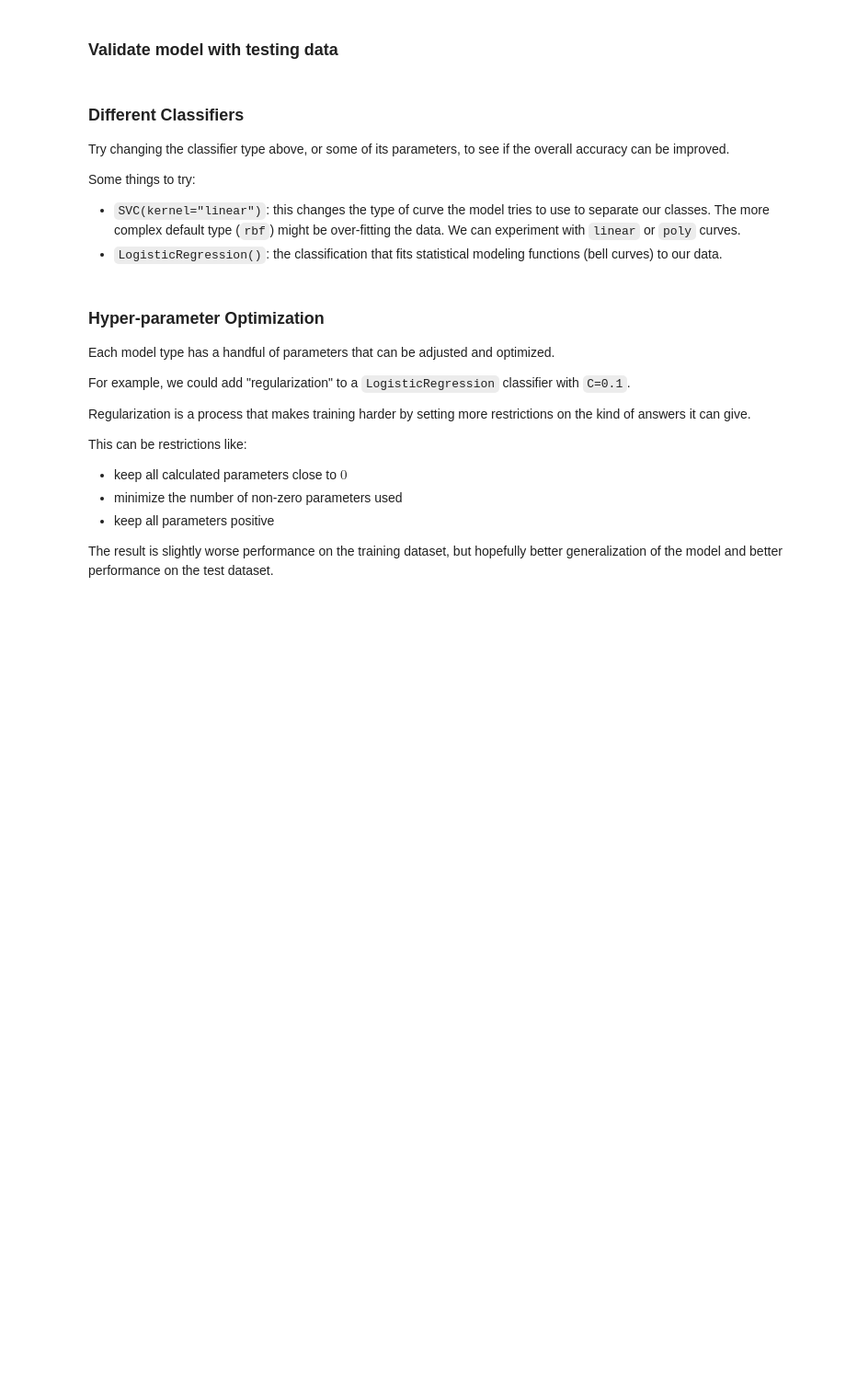
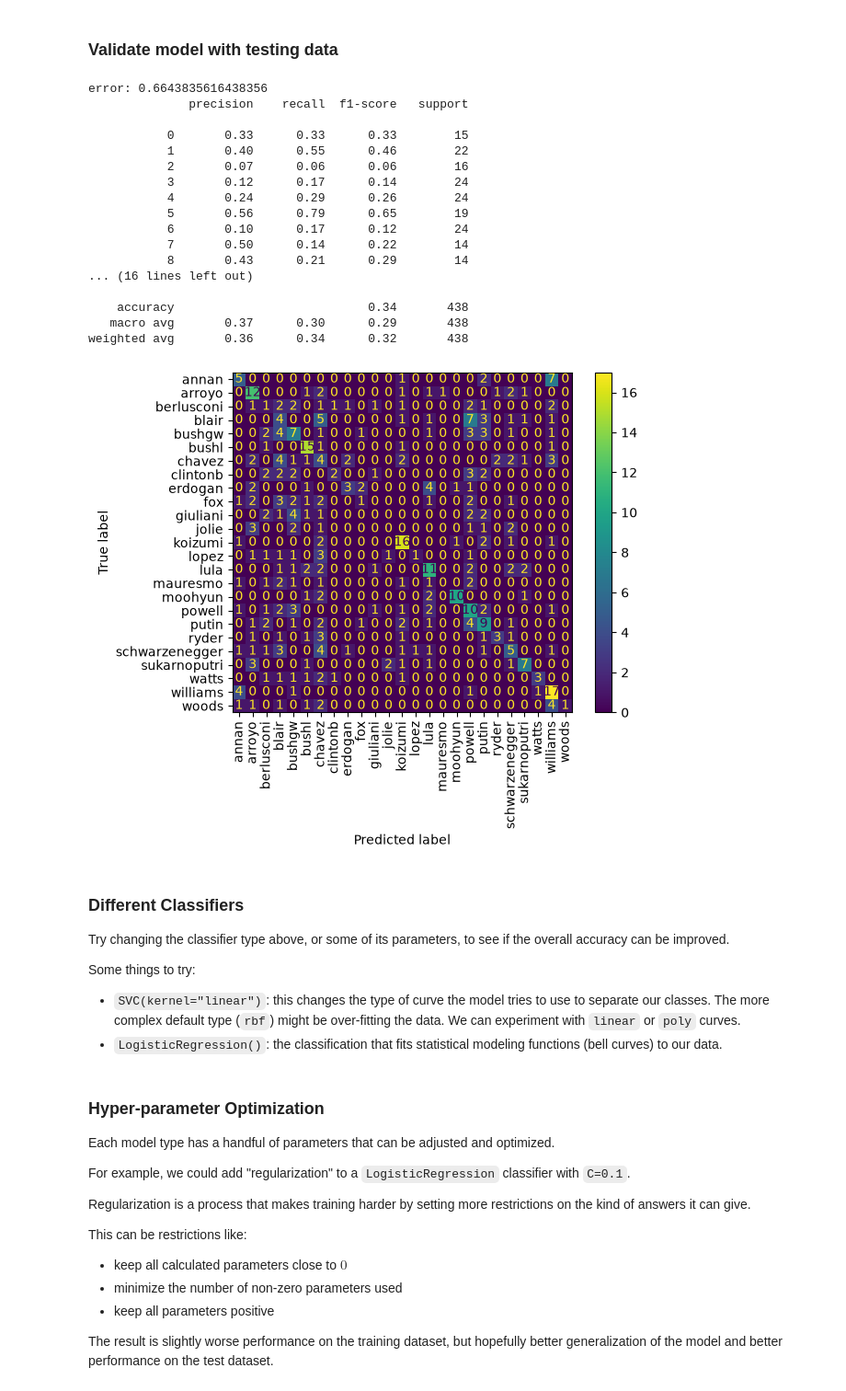
Before and after one commit to Mehak-AIML/Homework12_NEW, a Jupyter notebook: Homework12.ipynb, the cells around one changed output. Shown at 92% size. Saved outputs shown, nothing was run; the diff lists cells and outputs as text; code cells hidden in the pictures; blank space fills up the shorter version.

```diff
--- a/Homework12.ipynb
+++ b/Homework12.ipynb
@@ -166,6 +247,21 @@ Now, back to classifying...
 Maybe start with `RandomForestClassifier()` or `SVC()`...
 # %%
 # TODO: create a classifier
+classifier = RandomForestClassifier(random_state=42)
+
 # TODO: separate input and output columns from the train DataFrame
+train_inputs = train_df.drop(columns=["label"])
+train_outputs = train_df["label"]
+
 # TODO: train model using train data and labels
+classifier.fit(train_inputs, train_outputs)
+
 # TODO: run prediction on train data
+train_predictions = classifier.predict(train_inputs)
+print("First ten predictions:", train_predictions[:10])
+print("First ten true labels:", list(train_outputs[:10]))
+
+number_correct = (train_predictions == train_outputs).sum()
+total_images = len(train_outputs)
+train_accuracy = number_correct / total_images
+print("Training accuracy:", train_accuracy)
@@ -192,9 +311,38 @@ How does the confusion matrix look ? What does it mean ?
 ### Validate model with testing data
 # %%
 # TODO: run prediction on test data
+test_inputs = test_df.drop(columns=["label"])
+test_predictions = classifier.predict(test_inputs)
+
 # TODO: measure classification error
+test_error = classification_error(test["labels"], test_predictions)
+print("error:", test_error)
+
 # TODO: look at precision/recall from classification_report
+test_report = classification_report(test["labels"], test_predictions)
+print(test_report)
+
 # TODO: look at confusion matrix
+display_confusion_matrix(test["labels"], test_predictions, LFWUtils.LABELS)
+# %% [output]
+error: 0.6643835616438356
+              precision    recall  f1-score   support
+
+           0       0.33      0.33      0.33        15
+           1       0.40      0.55      0.46        22
+           2       0.07      0.06      0.06        16
+           3       0.12      0.17      0.14        24
+           4       0.24      0.29      0.26        24
+           5       0.56      0.79      0.65        19
+           6       0.10      0.17      0.12        24
+           7       0.50      0.14      0.22        14
+           8       0.43      0.21      0.29        14
+... (16 lines left out)
+
+    accuracy                           0.34       438
+   macro avg       0.37      0.30      0.29       438
+weighted avg       0.36      0.34      0.32       438
+[figure, added]
 # %% [markdown]
 ### Different Classifiers
 
```
Also changed, not shown: parts of 20 cells of this notebook, 1 other file.
